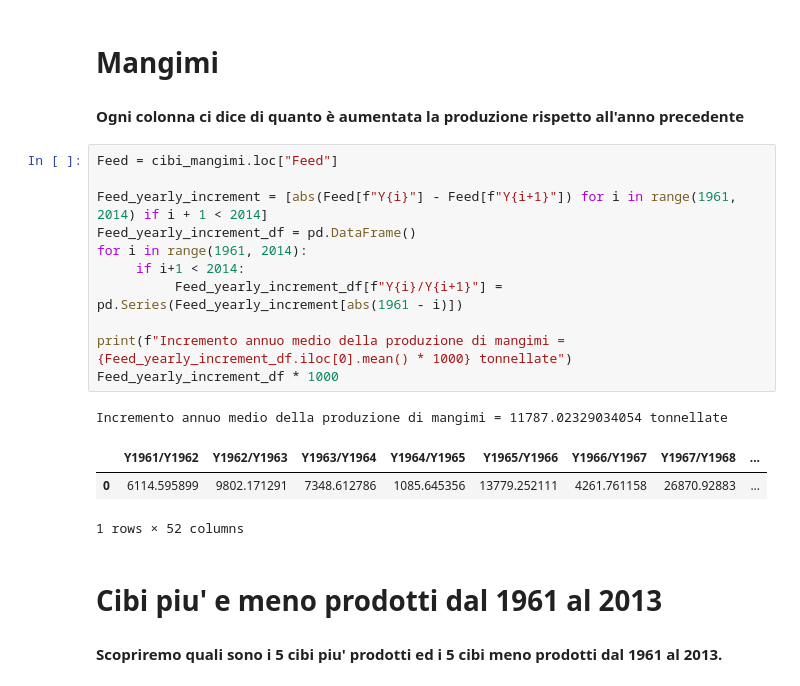
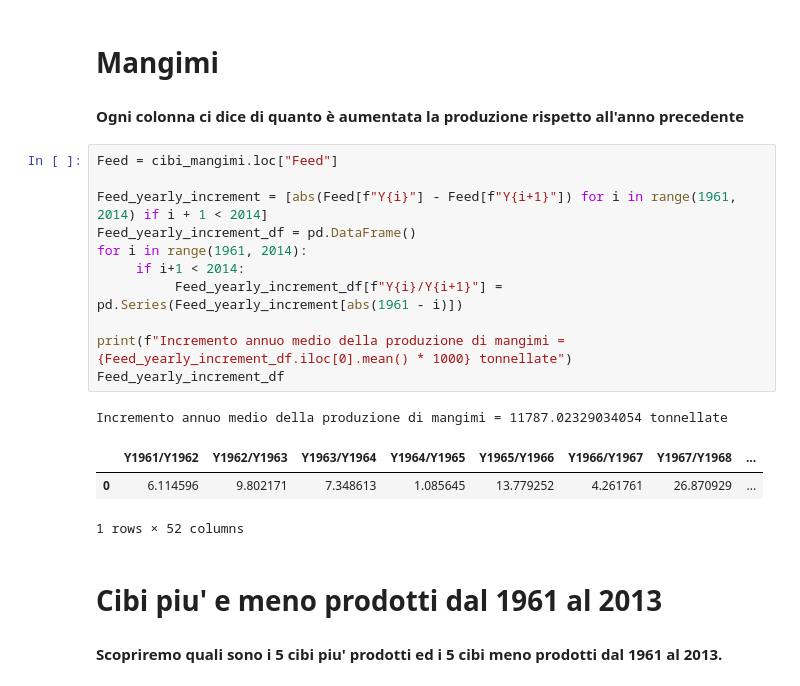
Before and after one commit to monkeymatt0/ProduzioneCibiMangimiImpattoAmbientale, a Jupyter notebook: MatteoVolleroDataVis.ipynb, the cells around one changed output. Drawn from its saved outputs; the diff is of its cells as text.

```diff
--- a/MatteoVolleroDataVis.ipynb
+++ b/MatteoVolleroDataVis.ipynb
@@ -322,18 +324,18 @@ Incremento annuo medio della produzione di cibo = 14862.527781602186 tonnellate
 # %%
 Feed = cibi_mangimi.loc["Feed"]
 
 Feed_yearly_increment = [abs(Feed[f"Y{i}"] - Feed[f"Y{i+1}"]) for i in range(1961, 2014) if i + 1 < 2014]
 Feed_yearly_increment_df = pd.DataFrame()
 for i in range(1961, 2014):
      if i+1 < 2014:
           Feed_yearly_increment_df[f"Y{i}/Y{i+1}"] = pd.Series(Feed_yearly_increment[abs(1961 - i)])
 
 print(f"Incremento annuo medio della produzione di mangimi = {Feed_yearly_increment_df.iloc[0].mean() * 1000} tonnellate")
-Feed_yearly_increment_df * 1000
+Feed_yearly_increment_df
 # %% [output]
 Incremento annuo medio della produzione di mangimi = 11787.02329034054 tonnellate
 |  | Y1961/Y1962 | Y1962/Y1963 | Y1963/Y1964 | Y1964/Y1965 | Y1965/Y1966 | Y1966/Y1967 | Y1967/Y1968 | ... |
-| 0 | 6114.595899 | 9802.171291 | 7348.612786 | 1085.645356 | 13779.252111 | 4261.761158 | 26870.92883 | ... |
+| 0 | 6.114596 | 9.802171 | 7.348613 | 1.085645 | 13.779252 | 4.261761 | 26.870929 | ... |
 1 rows × 52 columns
 # %% [markdown]
 # Cibi piu' e meno prodotti dal 1961 al 2013
```
Also changed, not shown: parts of 19 cells of this notebook.
